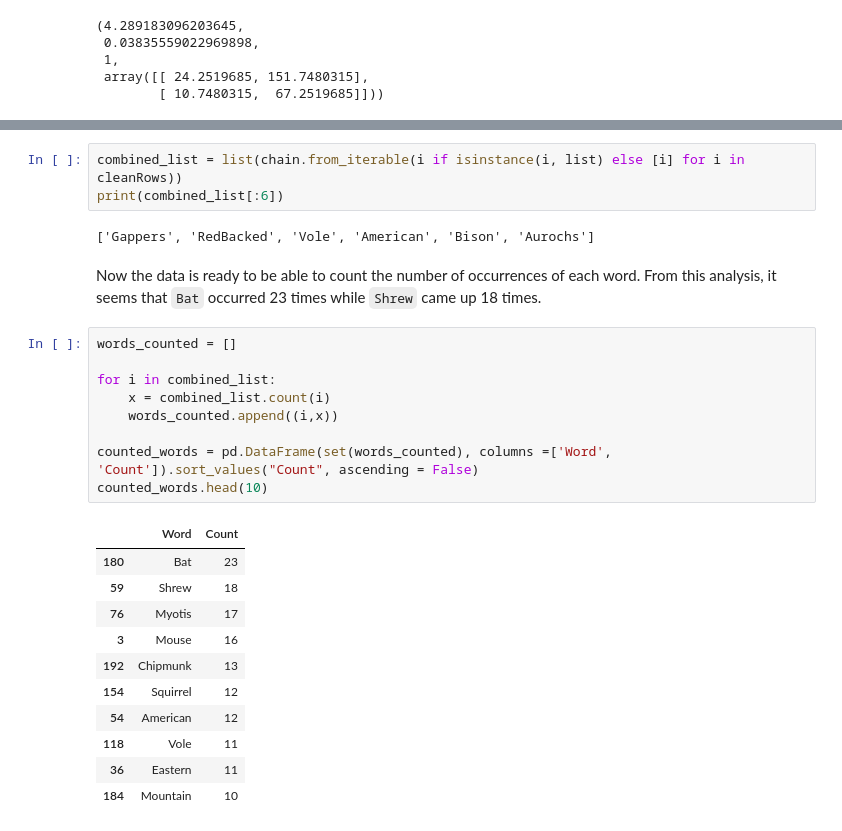
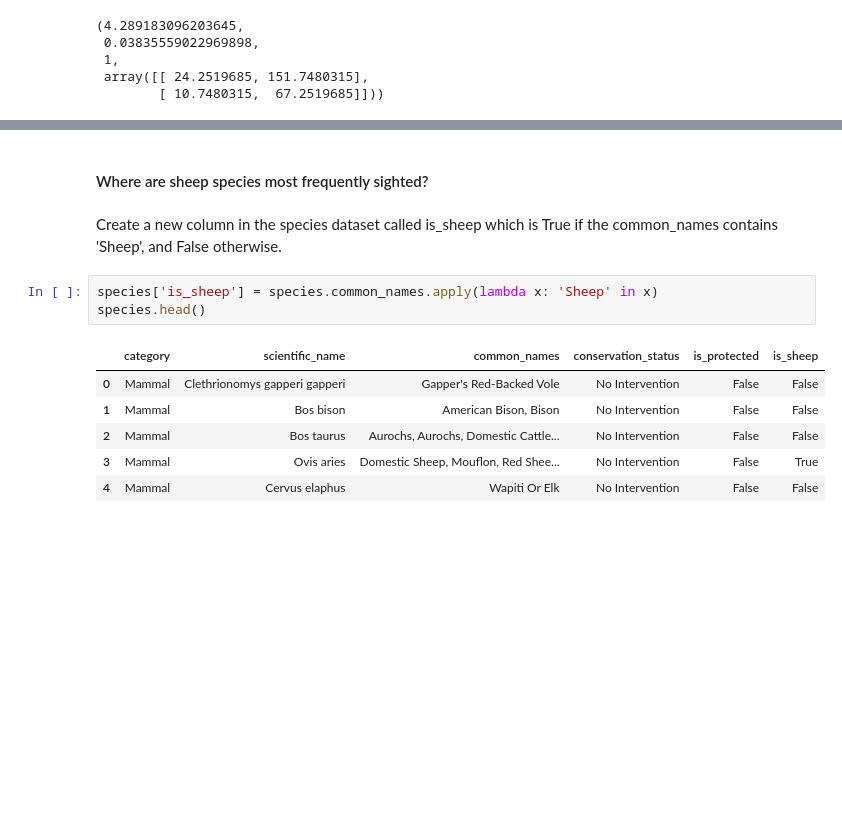
Before and after one commit to sean-searle/Data-Science-Fundamentals, a Jupyter notebook: biodiversity-data-science-project/biodiversity-in-national-parks.ipynb, the cells around one changed output, grey strips where cells are left out. Drawn from its saved outputs; the diff is of its cells as text; blank space fills up the shorter version.

```diff
--- a/biodiversity-data-science-project/biodiversity-in-national-parks.ipynb
+++ b/biodiversity-data-science-project/biodiversity-in-national-parks.ipynb
@@ -323,28 +274,14 @@ Next, the words need to be collapsed into one list for easier use.
-# %%
-combined_list = list(chain.from_iterable(i if isinstance(i, list) else [i] for i in cleanRows))
-print(combined_list[:6])
-# %% [output]
-['Gappers', 'RedBacked', 'Vole', 'American', 'Bison', 'Aurochs']
-# %% [markdown]
-Now the data is ready to be able to count the number of occurrences of each word. From this analysis, it seems that `Bat` occurred 23 times while `Shrew` came up 18 times.
-# %%
-words_counted = []
-
-for i in combined_list:
-    x = combined_list.count(i)
-    words_counted.append((i,x))
-
-counted_words = pd.DataFrame(set(words_counted), columns =['Word', 'Count']).sort_values("Count", ascending = False)
-counted_words.head(10)
-# %% [output]
-|  | Word | Count |
-| 180 | Bat | 23 |
-| 59 | Shrew | 18 |
-| 76 | Myotis | 17 |
-| 3 | Mouse | 16 |
-| 192 | Chipmunk | 13 |
-| 154 | Squirrel | 12 |
-| 54 | American | 12 |
-| 118 | Vole | 11 |
-| 36 | Eastern | 11 |
-| 184 | Mountain | 10 |
+# %% [markdown]
+#### Where are sheep species most frequently sighted?
+# %% [markdown]
+Create a new column in the species dataset called is_sheep which is True if the common_names contains 'Sheep', and False otherwise.
+# %%
+species['is_sheep'] = species.common_names.apply(lambda x: 'Sheep' in x)
+species.head()
+# %% [output]
+|  | category | scientific_name | common_names | conservation_status | is_protected | is_sheep |
+| 0 | Mammal | Clethrionomys gapperi gapperi | Gapper's Red-Backed Vole | No Intervention | False | False |
+| 1 | Mammal | Bos bison | American Bison, Bison | No Intervention | False | False |
+| 2 | Mammal | Bos taurus | Aurochs, Aurochs, Domestic Cattle... | No Intervention | False | False |
+| 3 | Mammal | Ovis aries | Domestic Sheep, Mouflon, Red Shee... | No Intervention | False | True |
+| 4 | Mammal | Cervus elaphus | Wapiti Or Elk | No Intervention | False | False |
```
Also changed, not shown: parts of 19 cells of this notebook.
